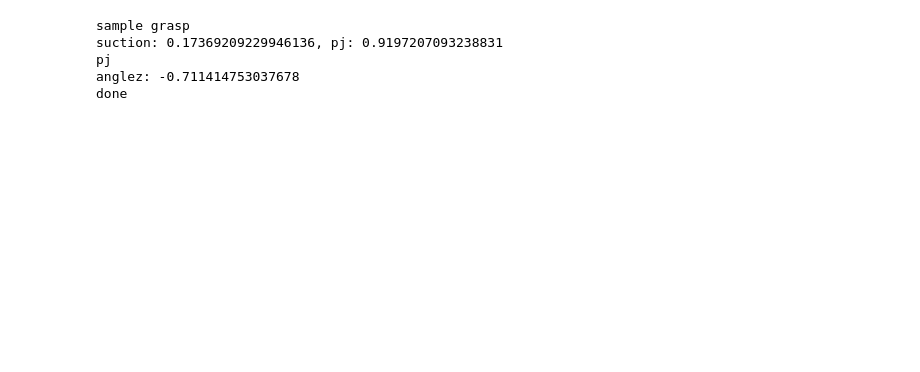
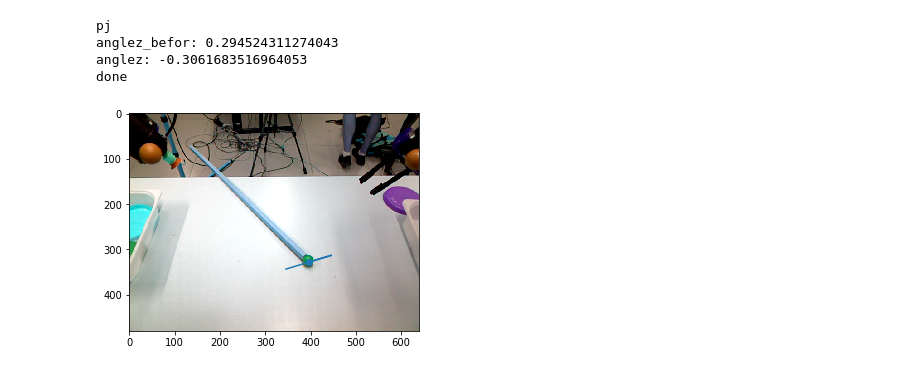
Before and after one commit to marctuscher/robotics-course, a Jupyter notebook: practical/clean/stable_clean.ipynb, the cells around one changed output. Saved outputs shown, nothing was run; the diff lists cells and outputs as text; code cells hidden in the pictures; blank space fills up the shorter version.

```diff
--- a/practical/clean/stable_clean.ipynb
+++ b/practical/clean/stable_clean.ipynb
@@ -296,5 +474,5 @@ B.moveHard(q_home)
 # %%
-planner = GraspPlanner()
+planner = GraspPlanner(1)
 # %%
 planner.getImageAndMask()
 planner.getClick()
@@ -306,11 +483,11 @@ event
 # %%
-planner.getGrasp()
+planner.getGrasp("pj")
 # %% [output]
-sample grasp
-suction: 0.17369209229946136, pj: 0.9197207093238831
 pj
-anglez: -0.711414753037678
+anglez_befor: 0.294524311274043
+anglez: -0.3061683516964053
 done
+[figure, added]
 # %%
 B.sendToReal(True)
 planner.exectuteGrasp()
```
Also changed, not shown: parts of 12 cells of this notebook, 2 other files.
